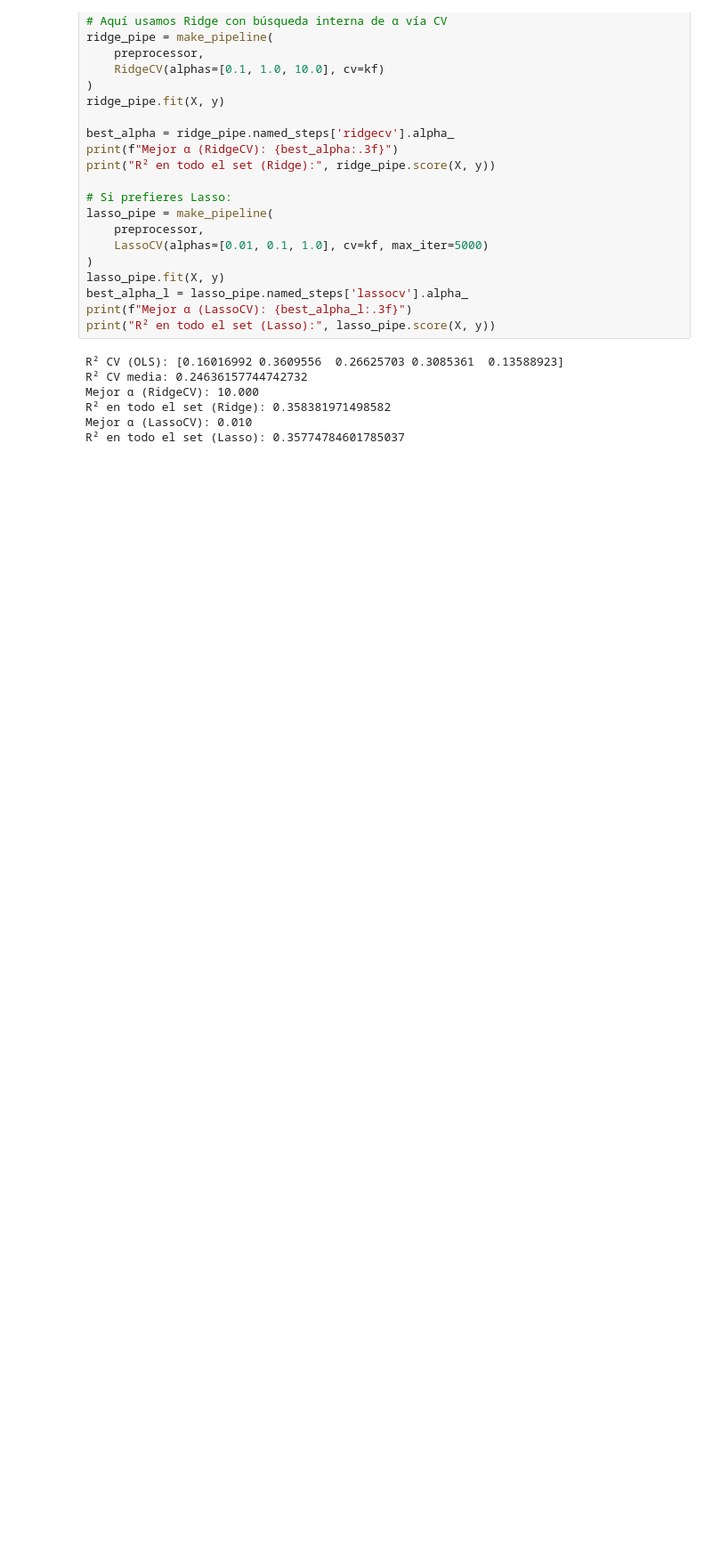
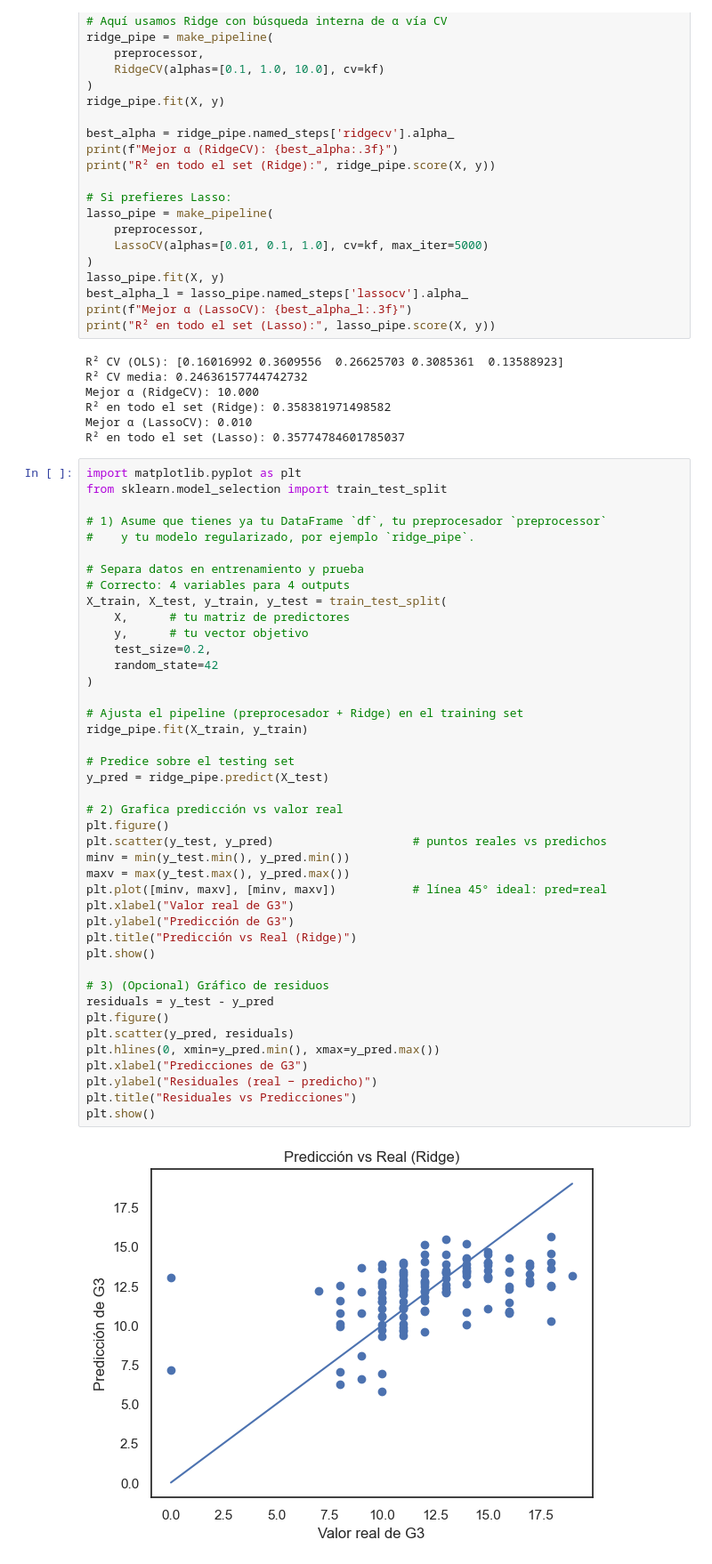
Before and after one commit to jotapppppe/Proyecto_CA0411, a Jupyter notebook: main.ipynb, the cells around one changed output. Shown at 89% size. Cells and saved outputs as stored; diff of their text form; blank space fills up the shorter version.

```diff
--- a/main.ipynb
+++ b/main.ipynb
@@ -427,3 +427,47 @@ Mejor α (RidgeCV): 10.000
 R² en todo el set (Ridge): 0.358381971498582
 Mejor α (LassoCV): 0.010
 R² en todo el set (Lasso): 0.35774784601785037
+# %%
+import matplotlib.pyplot as plt
+from sklearn.model_selection import train_test_split
+
+# 1) Asume que tienes ya tu DataFrame `df`, tu preprocesador `preprocessor`
+#    y tu modelo regularizado, por ejemplo `ridge_pipe`.
+
+# Separa datos en entrenamiento y prueba
+# Correcto: 4 variables para 4 outputs
+X_train, X_test, y_train, y_test = train_test_split(
+    X,      # tu matriz de predictores
+    y,      # tu vector objetivo
+    test_size=0.2,
+    random_state=42
+)
+
+# Ajusta el pipeline (preprocesador + Ridge) en el training set
+ridge_pipe.fit(X_train, y_train)
+
+# Predice sobre el testing set
+y_pred = ridge_pipe.predict(X_test)
+
+# 2) Grafica predicción vs valor real
+plt.figure()
+plt.scatter(y_test, y_pred)                    # puntos reales vs predichos
+minv = min(y_test.min(), y_pred.min())
+maxv = max(y_test.max(), y_pred.max())
+plt.plot([minv, maxv], [minv, maxv])           # línea 45° ideal: pred=real
+plt.xlabel("Valor real de G3")
+plt.ylabel("Predicción de G3")
+plt.title("Predicción vs Real (Ridge)")
+plt.show()
+
+# 3) (Opcional) Gráfico de residuos
+residuals = y_test - y_pred
+plt.figure()
+plt.scatter(y_pred, residuals)
+plt.hlines(0, xmin=y_pred.min(), xmax=y_pred.max())
+plt.xlabel("Predicciones de G3")
+plt.ylabel("Residuales (real − predicho)")
+plt.title("Residuales vs Predicciones")
+plt.show()
+# %% [output]
+[figure, added]
```
Also changed, not shown: parts of 3 cells of this notebook.
